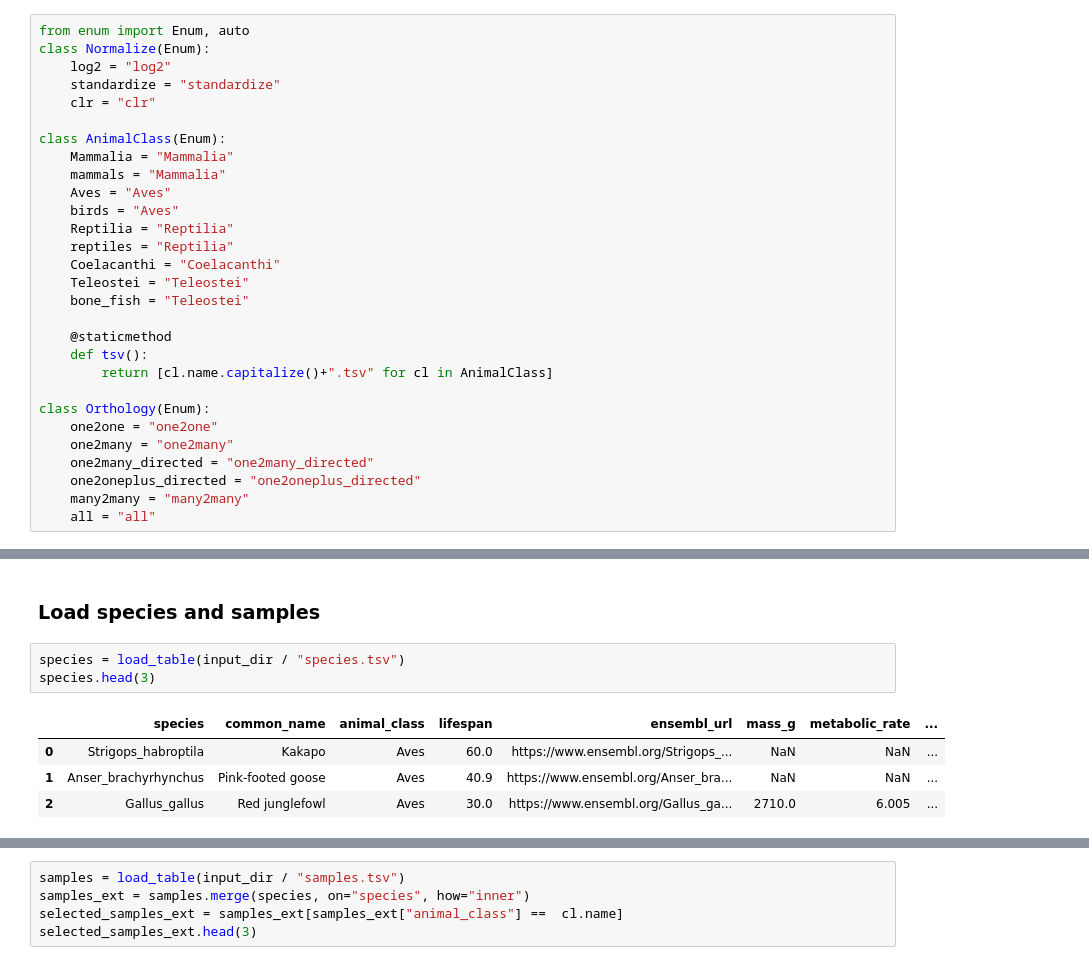
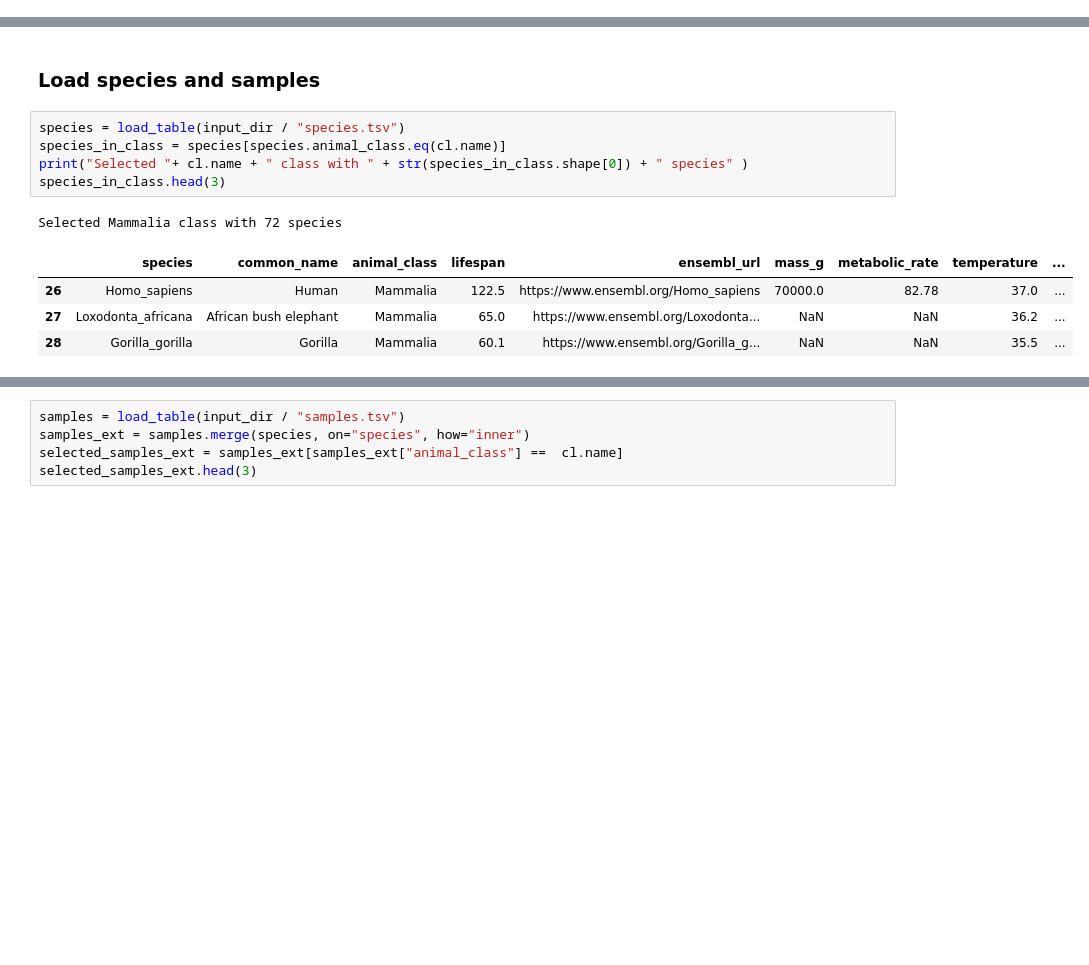
Before and after one commit to antonkulaga/yspecies, a Jupyter notebook: notebooks/1_select_genes_and_species.ipynb, the cells around one changed output, grey strips where cells are left out. Cells and saved outputs as stored; diff of their text form; blank space fills up the shorter version.

```diff
--- a/notebooks/1_select_genes_and_species.ipynb
+++ b/notebooks/1_select_genes_and_species.ipynb
@@ -4,32 +4,3 @@ Notebook to select genes and species
 # %% [markdown]
 Basic enums
 -----------
-# %%
-from enum import Enum, auto
-class Normalize(Enum):
-    log2 = "log2"
-    standardize = "standardize"
-    clr = "clr"
-
-class AnimalClass(Enum):
-    Mammalia = "Mammalia"
-    mammals = "Mammalia"
-    Aves = "Aves"
-    birds = "Aves"
-    Reptilia = "Reptilia"
-    reptiles = "Reptilia"
-    Coelacanthi = "Coelacanthi"
-    Teleostei = "Teleostei"
-    bone_fish = "Teleostei"
-
-    @staticmethod
-    def tsv():
-        return [cl.name.capitalize()+".tsv" for cl in AnimalClass]
-
-class Orthology(Enum):
-    one2one = "one2one"
-    one2many = "one2many"
-    one2many_directed = "one2many_directed"
-    one2oneplus_directed = "one2oneplus_directed"
-    many2many = "many2many"
-    all = "all"
@@ -117,9 +92,12 @@ genes.head()
 ### Load species and samples ###
 # %%
 species = load_table(input_dir / "species.tsv")
-species.head(3)
+species_in_class = species[species.animal_class.eq(cl.name)]
+print("Selected "+ cl.name + " class with " + str(species_in_class.shape[0]) + " species" )
+species_in_class.head(3)
 # %% [output]
+Selected Mammalia class with 72 species
-|  | species | common_name | animal_class | lifespan | ensembl_url | mass_g | metabolic_rate | ... |
-| 0 | Strigops_habroptila | Kakapo | Aves | 60.0 | https://www.ensembl.org/Strigops_... | NaN | NaN | ... |
-| 1 | Anser_brachyrhynchus | Pink-footed goose | Aves | 40.9 | https://www.ensembl.org/Anser_bra... | NaN | NaN | ... |
-| 2 | Gallus_gallus | Red junglefowl | Aves | 30.0 | https://www.ensembl.org/Gallus_ga... | 2710.0 | 6.005 | ... |
+|  | species | common_name | animal_class | lifespan | ensembl_url | mass_g | metabolic_rate | temperature | ... |
+| 26 | Homo_sapiens | Human | Mammalia | 122.5 | https://www.ensembl.org/Homo_sapiens | 70000.0 | 82.78 | 37.0 | ... |
+| 27 | Loxodonta_africana | African bush elephant | Mammalia | 65.0 | https://www.ensembl.org/Loxodonta... | NaN | NaN | 36.2 | ... |
+| 28 | Gorilla_gorilla | Gorilla | Mammalia | 60.1 | https://www.ensembl.org/Gorilla_g... | NaN | NaN | 35.5 | ... |
```
Also changed, not shown: parts of 19 cells of this notebook, 18 other files.
